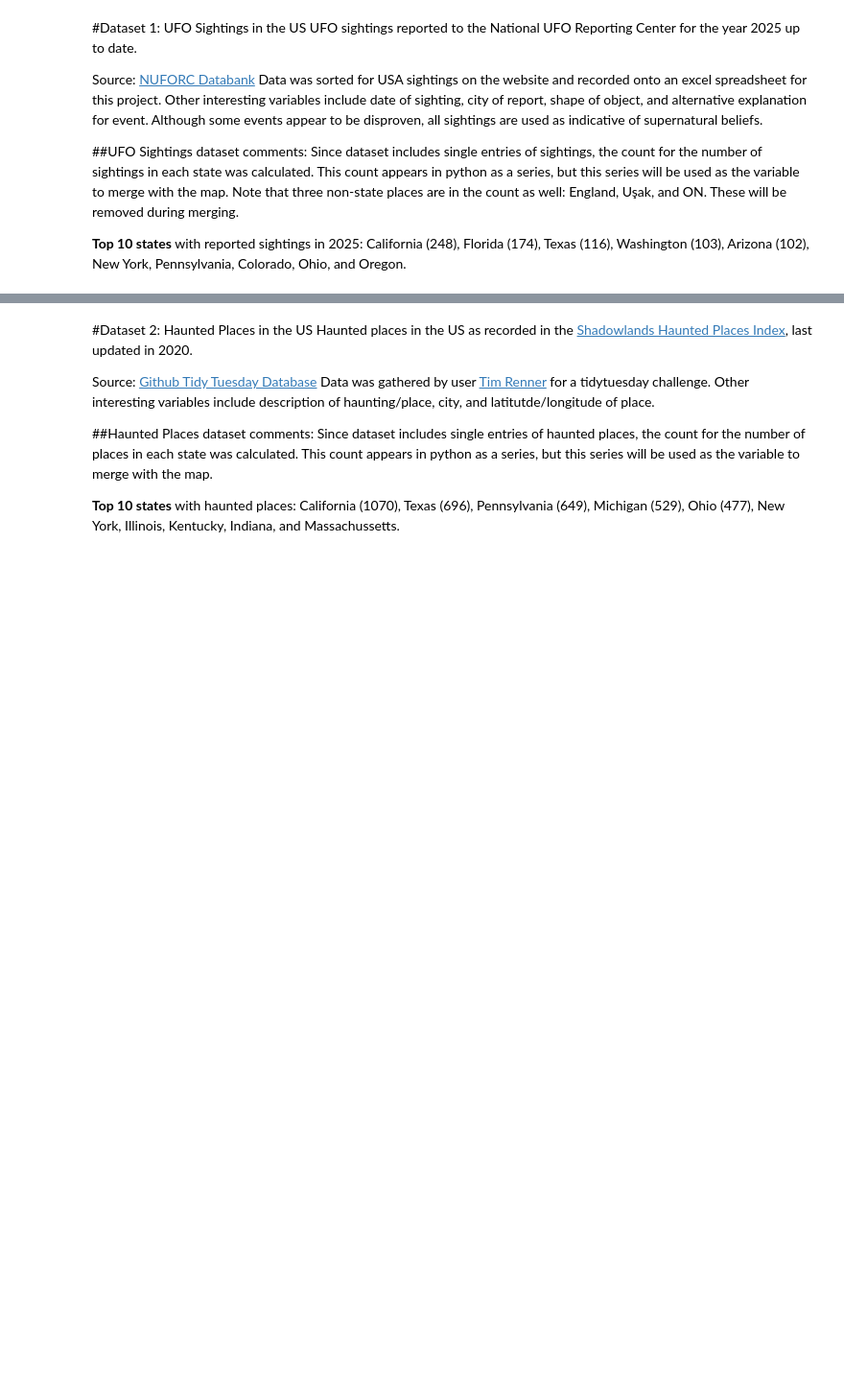
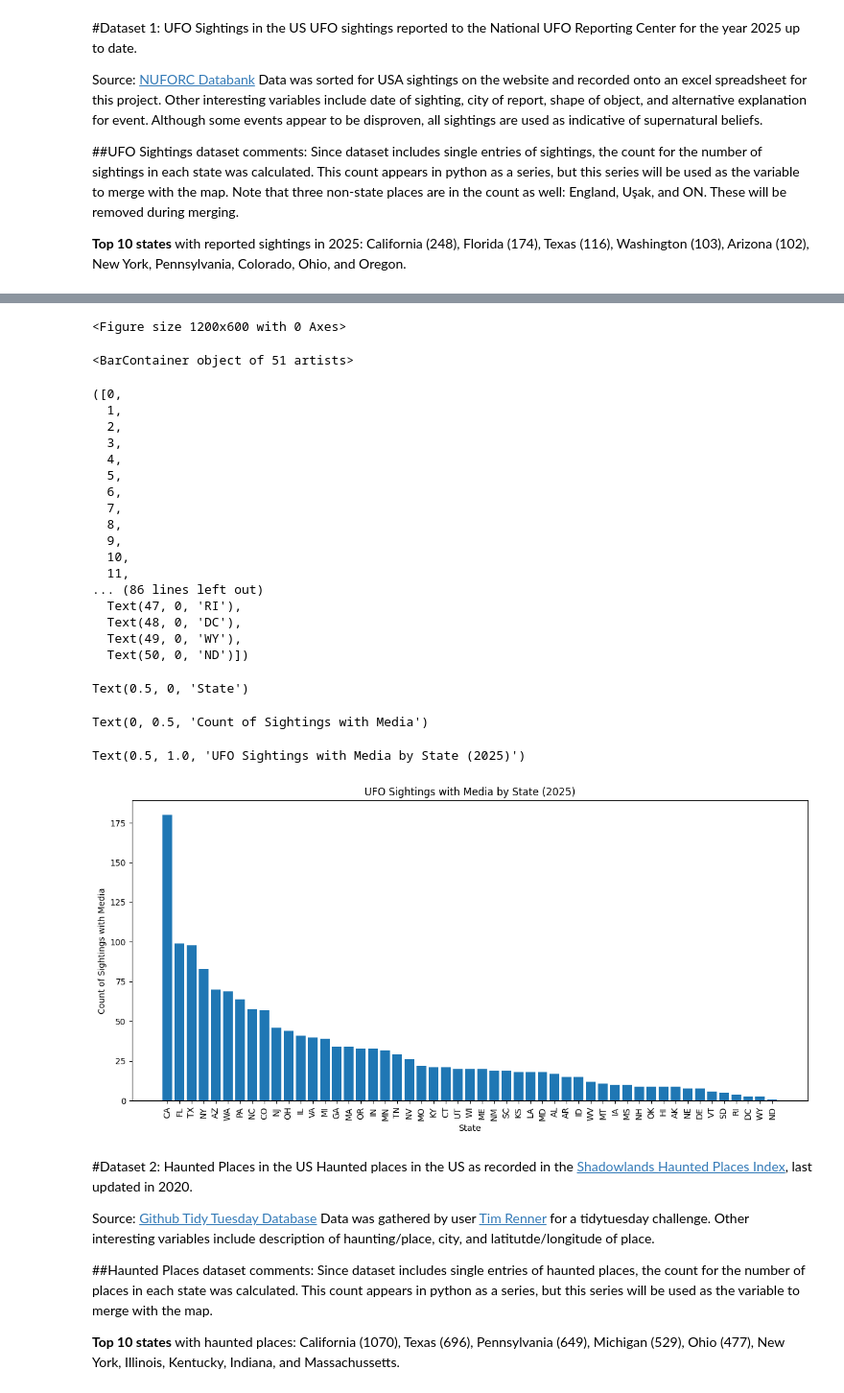
Before and after one commit to carlavilla/GIS, a Jupyter notebook: PS3_GIS_CV.ipynb, the cells around one changed output, grey strips where cells are left out. Shown at 96% size. Saved outputs shown, nothing was run; the diff lists cells and outputs as text; code cells hidden in the pictures; blank space fills up the shorter version.

```diff
--- a/PS3_GIS_CV.ipynb
+++ b/PS3_GIS_CV.ipynb
@@ -156,3 +185,39 @@ Name: count, dtype: int64
+# %%
+ufo_media = ufo[ufo['Media'] == 'Y']
+ufomedia_count = ufo_media['state'].value_counts()
+
+plt.figure(figsize=(12, 6))
+plt.bar(ufomedia_count.index, ufomedia_count.values)
+plt.xticks(rotation=90)
+plt.xlabel("State")
+plt.ylabel("Count of Sightings with Media")
+plt.title("UFO Sightings with Media by State (2024)")
+plt.tight_layout()
+plt.show()
+# %% [output]
+<Figure size 1200x600 with 0 Axes>
+<BarContainer object of 51 artists>
+([0,
+  1,
+  2,
+  3,
+  4,
+  5,
+  6,
+  7,
+  8,
+  9,
+  10,
+  11,
+... (86 lines left out)
+  Text(47, 0, 'RI'),
+  Text(48, 0, 'DC'),
+  Text(49, 0, 'WY'),
+  Text(50, 0, 'ND')])
+Text(0.5, 0, 'State')
+Text(0, 0.5, 'Count of Sightings with Media')
+Text(0.5, 1.0, 'UFO Sightings with Media by State (2025)')
+[figure, added]
 # %% [markdown]
 #Dataset 2: Haunted Places in the US
 Haunted places in the US as recorded in the [Shadowlands Haunted Places Index](https://www.theshadowlands.net/places/), last updated in 2020.
```
Also changed, not shown: parts of 24 cells of this notebook.
